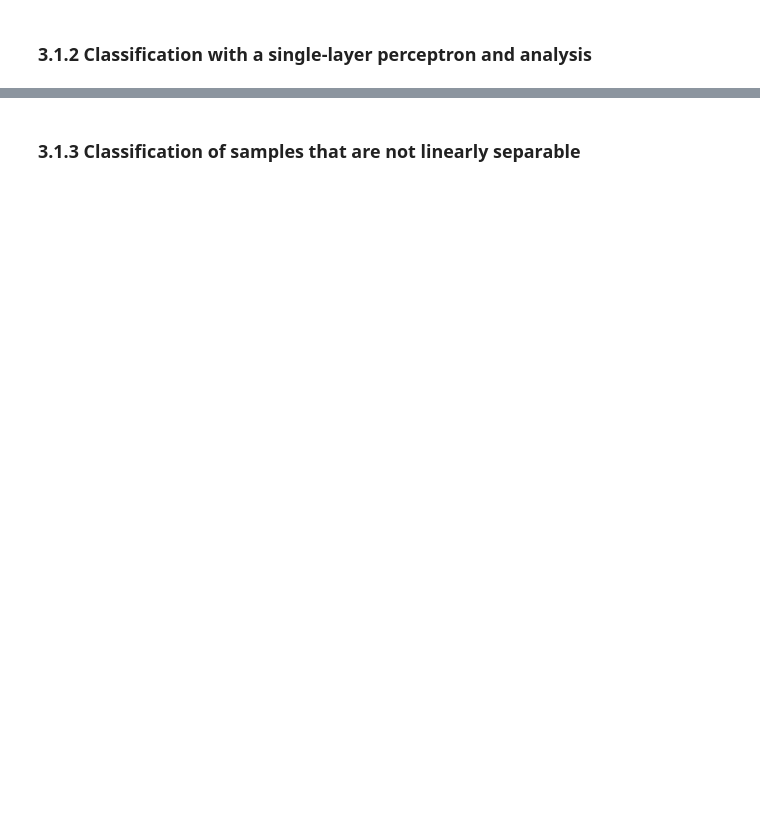
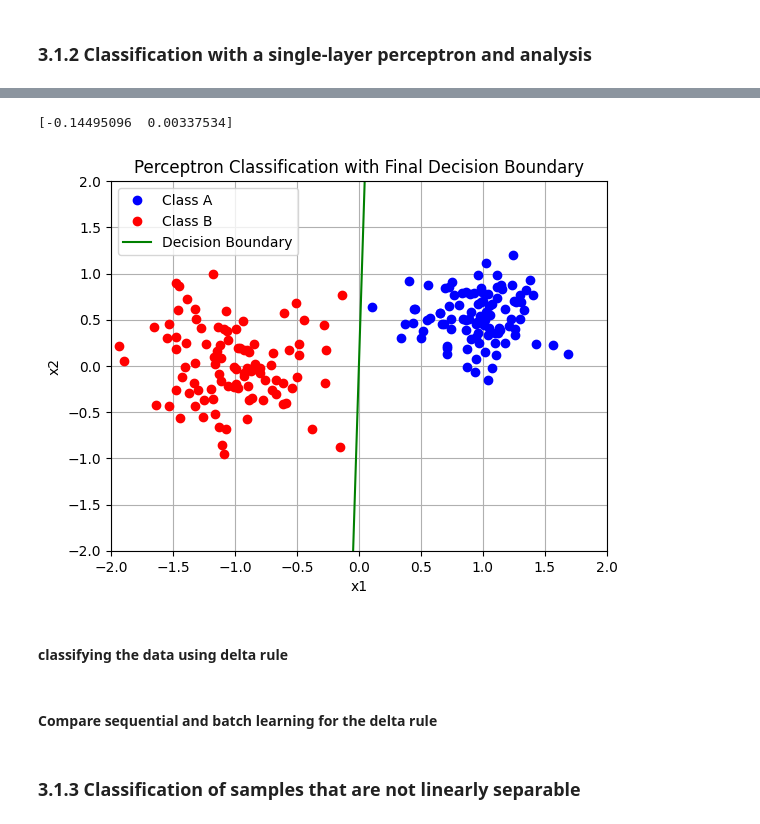
Before and after one commit to ihsanalhafiz/annda, a Jupyter notebook: Lab1a_ANNDA.ipynb, the cells around one changed output, grey strips where cells are left out. Saved outputs shown, nothing was run; the diff lists cells and outputs as text; code cells hidden in the pictures; blank space fills up the shorter version.

```diff
--- a/Lab1a_ANNDA.ipynb
+++ b/Lab1a_ANNDA.ipynb
@@ -38,3 +61,43 @@ plt.show()
+# %%
+
+
+for i in range(n):
+    y_quot = classA[0, i] * w[0] + classA[1, i] * w[1] - w0
+    y = 1 if y_quot > 0 else 0
+    if y == 1:
+        w = w - eta * np.array([classA[0, i], classA[1, i]])
+
+    y_quot = classB[0, i] * w[0] + classB[1, i] * w[1] - w0
+    y = 1 if y_quot > 0 else 0
+    if y == 0:
+        w = w + eta * np.array([classB[0, i], classB[1, i]])
+
+print(w)
+# Plot the data
+plt.plot(classA[0, :], classA[1, :], 'bo', label="Class A")
+plt.plot(classB[0, :], classB[1, :], 'ro', label="Class B")
+
+# Define the decision boundary
+x_vals = np.linspace(-1, 1, 100)  # Range of x values
+if w[1] != 0:  # Avoid division by zero
+    y_vals = -(w[0] / w[1]) * x_vals + (w0 / w[1])
+    plt.plot(x_vals, y_vals, 'g-', label="Decision Boundary")
+
+plt.legend()
+plt.title("Perceptron Classification with Final Decision Boundary")
+plt.xlabel("x1")
+plt.ylabel("x2")
+plt.xlim(-2, 2)
+plt.ylim(-2, 2)
+plt.grid(True)
+plt.show()
+# %% [output]
+[-0.14495096  0.00337534]
+[figure, added]
+# %% [markdown]
+#### classifying the data using delta rule
+# %% [markdown]
+#### Compare sequential and batch learning for the delta rule
 # %% [markdown]
 ### 3.1.3 Classification of samples that are not linearly separable
 # %%
```
Also changed, not shown: parts of 7 cells of this notebook.
